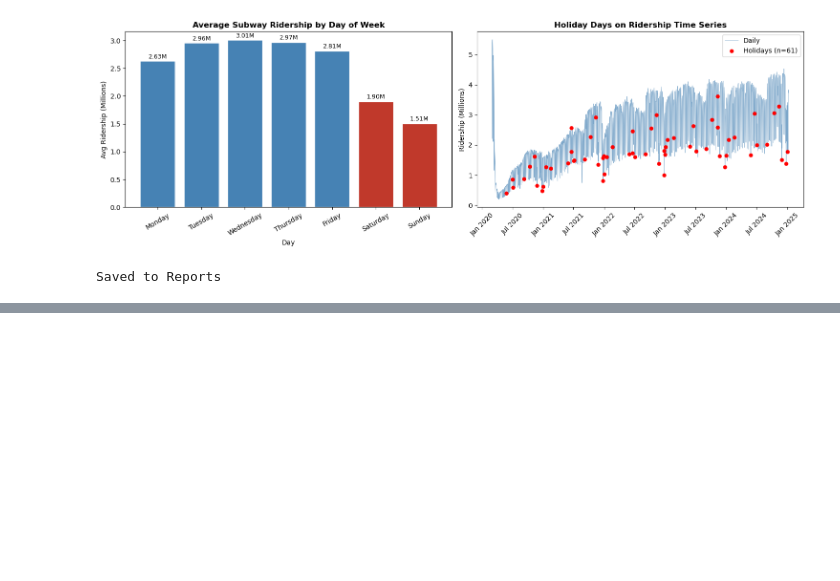
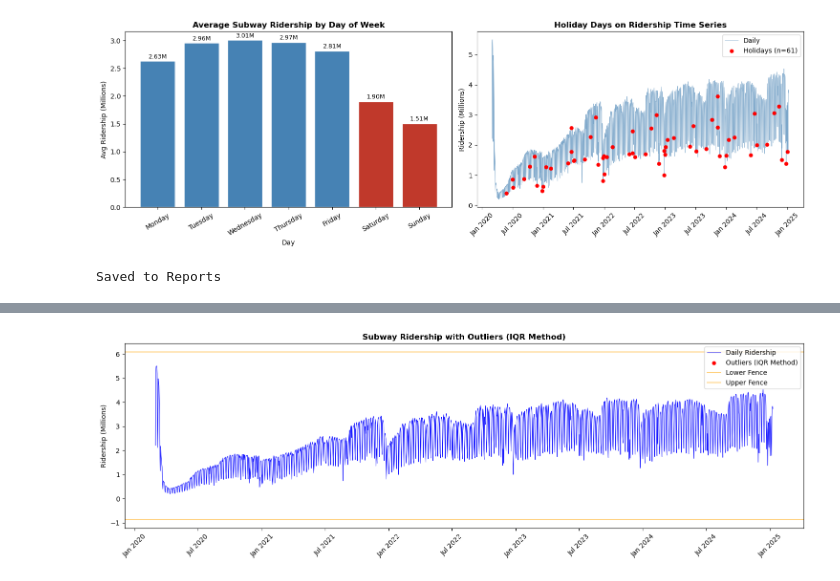
Before and after one commit to parasj17/MumbaiMobilityIQ, a Jupyter notebook: Notebooks/02_data_cleaning.ipynb, the cells around one changed output, grey strips where cells are left out. Cells and saved outputs as stored; diff of their text form; code cells hidden in the pictures; blank space fills up the shorter version.

```diff
--- a/Notebooks/02_data_cleaning.ipynb
+++ b/Notebooks/02_data_cleaning.ipynb
@@ -271,0 +305,13 @@ Saved to Reports
+# %%
+outlier_df = df[df['is_outlier']==1][['date', TARGET, 'is_covid', 'is_weekend', 'is_holiday']].copy()
+outlier_df = outlier_df.sort_values(by=TARGET)
+
+print(f"OUTLIER DAYS — Full List ({len(outlier_df)} days)")
+print("-" * 70)
+print(outlier_df.to_string(index=False))
+
+print(f"\n💡 OBSERVATION:")
+print(f"  COVID outliers  : {outlier_df['is_covid'].sum()}")
+print(f"  Weekend outliers: {outlier_df['is_weekend'].sum()}")
+print(f"  Holiday outliers: {outlier_df['is_holiday'].sum()}")
+print(f"  Unexplained     : {(outlier_df[['is_covid','is_weekend','is_holiday']].sum(axis=1)==0).sum()}")
@@ -271,0 +332,21 @@ Saved to Reports
+# %%
+fig, ax = plt.subplots(figsize=(15, 5))
+
+ax.plot (df['date'], df[TARGET]/1e6, label='Daily Ridership', color='blue', linewidth = 0.8, alpha = 0.9)
+ax.scatter (outlier_df['date'], outlier_df[TARGET]/1e6, color='red', s=25, label='Outliers (IQR Method)', zorder=5)
+
+ax.axhline (lower_fence/1e6, color = 'orange', alpha = 0.5, linewidth = 1.5, label = 'Lower Fence')
+ax.axhline (upper_fence/1e6, color = 'orange', alpha = 0.5, linewidth = 1.5, label = 'Upper Fence')
+ax.xaxis.set_major_formatter(mdates.DateFormatter('%b %Y'))
+
+ax.set_title("Subway Ridership with Outliers (IQR Method)", fontweight='bold')
+ax.set_ylabel("Ridership (Millions)")
+ax.legend(fontsize=10)
+ax.xaxis.set_major_locator(mdates.MonthLocator(interval=6))
+plt.setp(ax.xaxis.get_majorticklabels(), rotation=45)
+
+plt.tight_layout()
+plt.savefig('../Reports/02_outlier_detection.png', dpi=150, bbox_inches='tight')
+plt.show()
+# %% [output]
+[figure, added]
```
Also changed, not shown: parts of 11 cells of this notebook.
